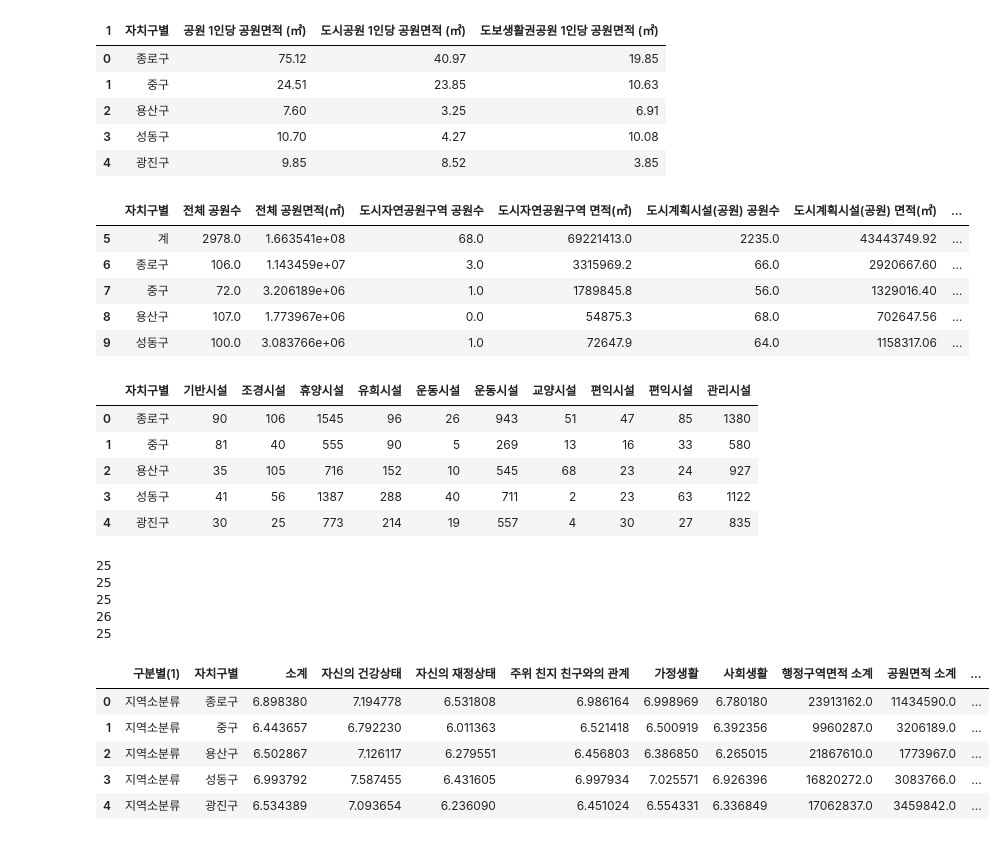
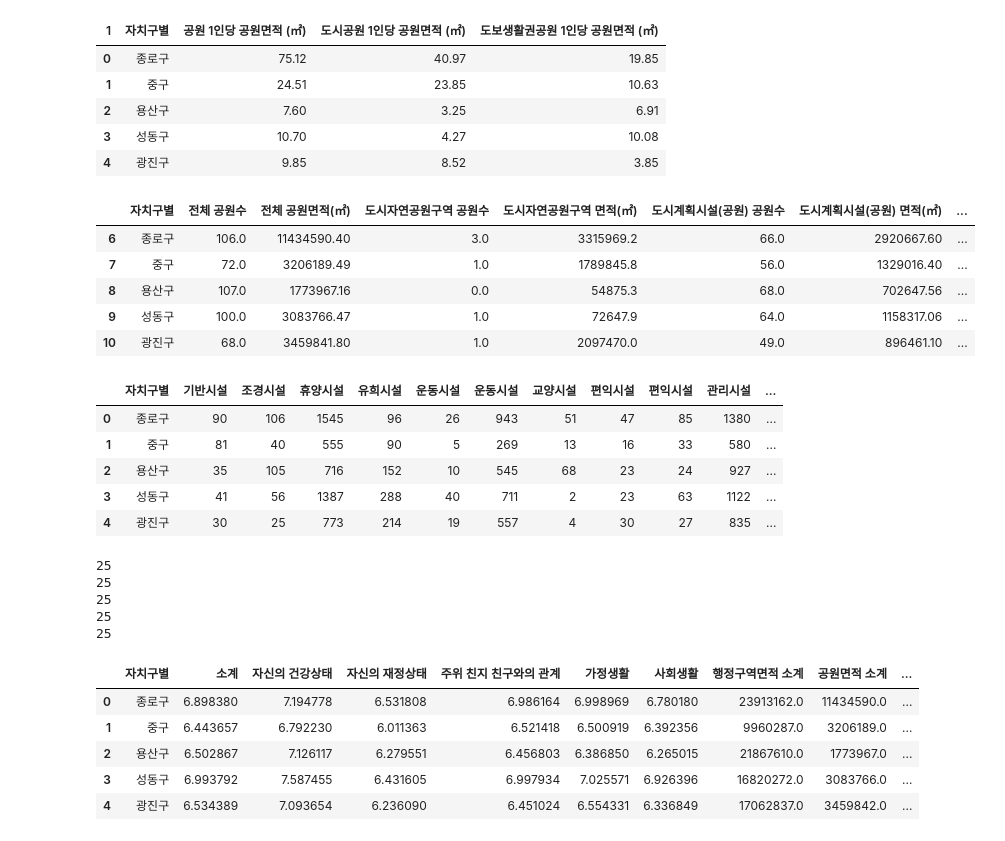
Before and after one commit to chaiwon1/happiness_analysis, a Jupyter notebook: happiness.ipynb, the cells around one changed output. Saved outputs shown, nothing was run; the diff lists cells and outputs as text; code cells hidden in the pictures.

```diff
--- a/happiness.ipynb
+++ b/happiness.ipynb
@@ -235,7 +238,7 @@ dtype: object
 ### 공원수 df 전처리
 # %%
 park_num_df.drop(park_num_df.columns[[2, 5, 8, 11, 23, 33, 36]], axis=1, inplace=True)
-park_num_df = park_num_df.iloc[5:31, :]
+park_num_df = park_num_df.iloc[6:31, :]
 
 park_num_df_columns = [
     "자치구별",
@@ -412,6 +415,7 @@ sum_facilities_df.head()
 | 20 | 30 | 25 | 773 | 214 | 19 | 557 | 4 | 30 | 27 | 835 |
 # %%
 facilities_df = pd.concat([gu.reset_index(drop=True), sum_facilities_df.reset_index(drop=True)], axis=1)
+facilities_df['전체 편의시설'] = facilities_df.select_dtypes(include='int').sum(axis=1)
 facilities_df.head()
 # %% [output]
 |  | 자치구별 | 기반시설 | 조경시설 | 휴양시설 | 유희시설 | 운동시설 | 운동시설 | 교양시설 | 편익시설 | 편익시설 | 관리시설 |
@@ -661,7 +746,7 @@ for idx, row in geo_df.iterrows():
 # %% [markdown]
 ### 데이터프레임 merge
 # %%
-# regionsub_df = regionsub_df.iloc[:, 1:3]
-regionsub_df = regionsub_df.rename({"구분별(2)" : "자치구별"}, axis=1)
-regionsub_df.head()
+happy_df = regionsub_df.rename({"구분별(2)" : "자치구별"}, axis=1)
+happy_df = happy_df.iloc[:, 1:]
+happy_df.head()
 # %% [output]
@@ -693,20 +778,20 @@ park_per_df.head()
 park_num_df.head()
 # %% [output]
 |  | 자치구별 | 전체 공원수 | 전체 공원면적(㎡) | 도시자연공원구역 공원수 | 도시자연공원구역 면적(㎡) | 도시계획시설(공원) 공원수 | 도시계획시설(공원) 면적(㎡) | ... |
-| 5 | 계 | 2978.0 | 1.663541e+08 | 68.0 | 69221413.0 | 2235.0 | 43443749.92 | ... |
-| 6 | 종로구 | 106.0 | 1.143459e+07 | 3.0 | 3315969.2 | 66.0 | 2920667.60 | ... |
-| 7 | 중구 | 72.0 | 3.206189e+06 | 1.0 | 1789845.8 | 56.0 | 1329016.40 | ... |
-| 8 | 용산구 | 107.0 | 1.773967e+06 | 0.0 | 54875.3 | 68.0 | 702647.56 | ... |
-| 9 | 성동구 | 100.0 | 3.083766e+06 | 1.0 | 72647.9 | 64.0 | 1158317.06 | ... |
+| 6 | 종로구 | 106.0 | 11434590.40 | 3.0 | 3315969.2 | 66.0 | 2920667.60 | ... |
+| 7 | 중구 | 72.0 | 3206189.49 | 1.0 | 1789845.8 | 56.0 | 1329016.40 | ... |
+| 8 | 용산구 | 107.0 | 1773967.16 | 0.0 | 54875.3 | 68.0 | 702647.56 | ... |
+| 9 | 성동구 | 100.0 | 3083766.47 | 1.0 | 72647.9 | 64.0 | 1158317.06 | ... |
+| 10 | 광진구 | 68.0 | 3459841.80 | 1.0 | 2097470.0 | 49.0 | 896461.10 | ... |
 # %%
 facilities_df.head()
 # %% [output]
-|  | 자치구별 | 기반시설 | 조경시설 | 휴양시설 | 유희시설 | 운동시설 | 운동시설 | 교양시설 | 편익시설 | 편익시설 | 관리시설 |
-| 0 | 종로구 | 90 | 106 | 1545 | 96 | 26 | 943 | 51 | 47 | 85 | 1380 |
-| 1 | 중구 | 81 | 40 | 555 | 90 | 5 | 269 | 13 | 16 | 33 | 580 |
-| 2 | 용산구 | 35 | 105 | 716 | 152 | 10 | 545 | 68 | 23 | 24 | 927 |
-| 3 | 성동구 | 41 | 56 | 1387 | 288 | 40 | 711 | 2 | 23 | 63 | 1122 |
-| 4 | 광진구 | 30 | 25 | 773 | 214 | 19 | 557 | 4 | 30 | 27 | 835 |
+|  | 자치구별 | 기반시설 | 조경시설 | 휴양시설 | 유희시설 | 운동시설 | 운동시설 | 교양시설 | 편익시설 | 편익시설 | 관리시설 | ... |
+| 0 | 종로구 | 90 | 106 | 1545 | 96 | 26 | 943 | 51 | 47 | 85 | 1380 | ... |
+| 1 | 중구 | 81 | 40 | 555 | 90 | 5 | 269 | 13 | 16 | 33 | 580 | ... |
+| 2 | 용산구 | 35 | 105 | 716 | 152 | 10 | 545 | 68 | 23 | 24 | 927 | ... |
+| 3 | 성동구 | 41 | 56 | 1387 | 288 | 40 | 711 | 2 | 23 | 63 | 1122 | ... |
+| 4 | 광진구 | 30 | 25 | 773 | 214 | 19 | 557 | 4 | 30 | 27 | 835 | ... |
 # %%
 # 데이터 프레임별 행 수 확인
 df_list = [regionsub_df, park_df, park_per_df, park_num_df, facilities_df]
@@ -717,26 +802,26 @@ for df in df_list:
 25
 25
 25
-26
 25
+25
 # %%
 # 데이터 프레임들 merge
 df = pd.merge(
     pd.merge(
         pd.merge(
-            pd.merge(regionsub_df, park_df, on="자치구별"), park_per_df, on="자치구별"
+            pd.merge(happy_df, park_df, on="자치구별"), park_per_df, on="자치구별"
         ),
         park_num_df,
         on="자치구별",
     ),
     facilities_df,
     on="자치구별",
 )
 df.head()
 # %% [output]
-|  | 구분별(1) | 자치구별 | 소계 | 자신의 건강상태 | 자신의 재정상태 | 주위 친지 친구와의 관계 | 가정생활 | 사회생활 | 행정구역면적 소계 | 공원면적 소계 | ... |
-| 0 | 지역소분류 | 종로구 | 6.898380 | 7.194778 | 6.531808 | 6.986164 | 6.998969 | 6.780180 | 23913162.0 | 11434590.0 | ... |
-| 1 | 지역소분류 | 중구 | 6.443657 | 6.792230 | 6.011363 | 6.521418 | 6.500919 | 6.392356 | 9960287.0 | 3206189.0 | ... |
-| 2 | 지역소분류 | 용산구 | 6.502867 | 7.126117 | 6.279551 | 6.456803 | 6.386850 | 6.265015 | 21867610.0 | 1773967.0 | ... |
-| 3 | 지역소분류 | 성동구 | 6.993792 | 7.587455 | 6.431605 | 6.997934 | 7.025571 | 6.926396 | 16820272.0 | 3083766.0 | ... |
-| 4 | 지역소분류 | 광진구 | 6.534389 | 7.093654 | 6.236090 | 6.451024 | 6.554331 | 6.336849 | 17062837.0 | 3459842.0 | ... |
+|  | 자치구별 | 소계 | 자신의 건강상태 | 자신의 재정상태 | 주위 친지 친구와의 관계 | 가정생활 | 사회생활 | 행정구역면적 소계 | 공원면적 소계 | ... |
+| 0 | 종로구 | 6.898380 | 7.194778 | 6.531808 | 6.986164 | 6.998969 | 6.780180 | 23913162.0 | 11434590.0 | ... |
+| 1 | 중구 | 6.443657 | 6.792230 | 6.011363 | 6.521418 | 6.500919 | 6.392356 | 9960287.0 | 3206189.0 | ... |
+| 2 | 용산구 | 6.502867 | 7.126117 | 6.279551 | 6.456803 | 6.386850 | 6.265015 | 21867610.0 | 1773967.0 | ... |
+| 3 | 성동구 | 6.993792 | 7.587455 | 6.431605 | 6.997934 | 7.025571 | 6.926396 | 16820272.0 | 3083766.0 | ... |
+| 4 | 광진구 | 6.534389 | 7.093654 | 6.236090 | 6.451024 | 6.554331 | 6.336849 | 17062837.0 | 3459842.0 | ... |
```
Also changed, not shown: parts of 28 cells of this notebook.
